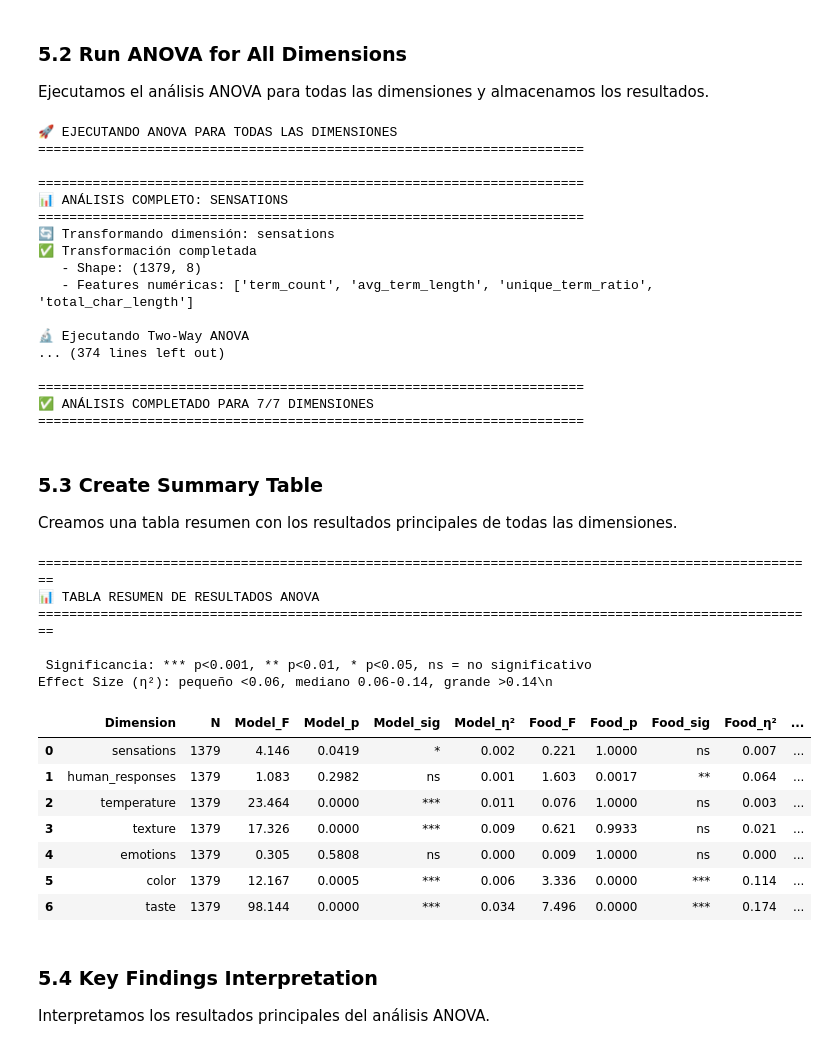
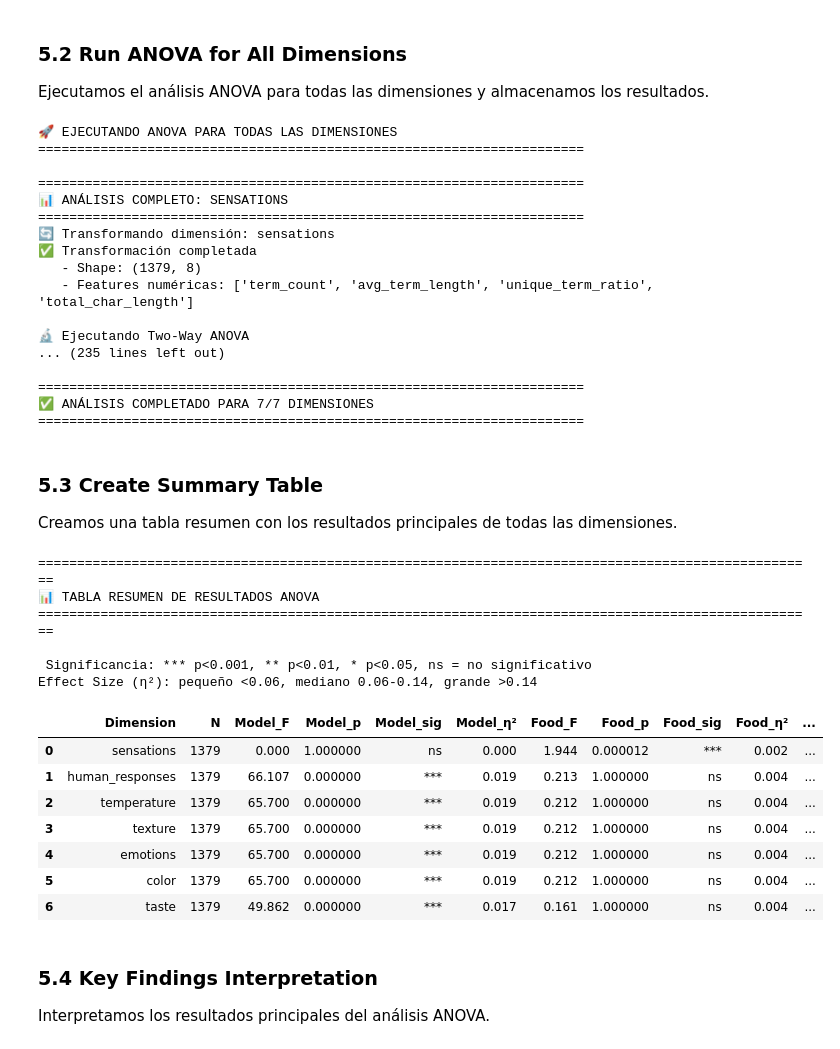
Before and after one commit to audioreprompt-org/audio_reprompt, a Jupyter notebook: models/notebooks/two_way_anova_model_comparison.ipynb, the cells around one changed output. Drawn from its saved outputs; the diff is of its cells as text; code cells hidden in the pictures.

```diff
--- a/models/notebooks/two_way_anova_model_comparison.ipynb
+++ b/models/notebooks/two_way_anova_model_comparison.ipynb
@@ -411,7 +414,7 @@ def perform_two_way_anova(data: pd.DataFrame,
 
     Args:
         data: DataFrame con variables transformadas
-        dependent_var: Nombre de la variable dependiente (ej: 'term_count')
+        dependent_var: Nombre de la variable dependiente (ej: 'unique_term_ratio')
         dimension_name: Nombre de la dimensión analizada
 
     Returns:
@@ -488,7 +491,7 @@ def perform_two_way_anova(data: pd.DataFrame,
 
 def analyze_dimension_complete(df: pd.DataFrame,
                                dimension: str,
-                               feature: str = 'term_count') -> Dict[str, Any]:
+                               feature: str = 'unique_term_ratio') -> Dict[str, Any]:
     """
     Análisis completo de una dimensión: transformación + ANOVA
 
@@ -518,7 +521,7 @@ def analyze_dimension_complete(df: pd.DataFrame,
         print(f"\n🎯 EFFECT SIZES (η²):")
         for effect, eta_sq in anova_results['effect_sizes'].items():
             interpretation = 'pequeño' if eta_sq < 0.06 else ('mediano' if eta_sq < 0.14 else 'grande')
-            print(f"   {effect}: {eta_sq:.4f} ({interpretation})")
+            print(f"   {effect}: {eta_sq:.6f} ({interpretation})")
 
     return {
         'dimension': dimension,
@@ -572,7 +575,7 @@ print("="*70)
 
 for dimension in DIMENSIONS:
     try:
-        results = analyze_dimension_complete(df, dimension, feature='term_count')
+        results = analyze_dimension_complete(df, dimension, feature='unique_term_ratio')
         all_results[dimension] = results
         print(f"\n✅ {dimension}: Completado")
     except Exception as e:
@@ -595,7 +598,7 @@ print(f"{'='*70}")
    - Features numéricas: ['term_count', 'avg_term_length', 'unique_term_ratio', 'total_char_length']
 
 🔬 Ejecutando Two-Way ANOVA
-... (374 lines left out)
+... (235 lines left out)
 
 ======================================================================
 ✅ ANÁLISIS COMPLETADO PARA 7/7 DIMENSIONES
@@ -659,43 +662,43 @@ def create_anova_summary_table(all_results: Dict) -> pd.DataFrame:
 
 
 # Crear tabla resumen
 summary_table = create_anova_summary_table(all_results)
 
 print("\n" + "="*100)
 print("📊 TABLA RESUMEN DE RESULTADOS ANOVA")
 print("="*100)
 print("\n Significancia: *** p<0.001, ** p<0.01, * p<0.05, ns = no significativo")
-print("Effect Size (η²): pequeño <0.06, mediano 0.06-0.14, grande >0.14\\n")
+print("Effect Size (η²): pequeño <0.06, mediano 0.06-0.14, grande >0.14\n")
 
 # Mostrar tabla formateada
 summary_table_display = summary_table.copy()
 
 # Formatear p-values
 for col in ['Model_p', 'Food_p', 'Interaction_p']:
     if col in summary_table_display.columns:
-        summary_table_display[col] = summary_table_display[col].apply(lambda x: f'{x:.4f}' if pd.notna(x) else 'N/A')
+        summary_table_display[col] = summary_table_display[col].apply(lambda x: f'{x:.6f}' if pd.notna(x) else 'N/A')
 
 # Formatear F-statistics y effect sizes
 for col in ['Model_F', 'Food_F', 'Interaction_F', 'Model_η²', 'Food_η²', 'Interaction_η²']:
     if col in summary_table_display.columns:
         summary_table_display[col] = summary_table_display[col].apply(lambda x: f'{x:.3f}' if pd.notna(x) else 'N/A')
 
 summary_table_display
 # %% [output]
 ====================================================================================================
 📊 TABLA RESUMEN DE RESULTADOS ANOVA
 ====================================================================================================
 
  Significancia: *** p<0.001, ** p<0.01, * p<0.05, ns = no significativo
-Effect Size (η²): pequeño <0.06, mediano 0.06-0.14, grande >0.14\n
+Effect Size (η²): pequeño <0.06, mediano 0.06-0.14, grande >0.14
 |  | Dimension | N | Model_F | Model_p | Model_sig | Model_η² | Food_F | Food_p | Food_sig | Food_η² | ... |
-| 0 | sensations | 1379 | 4.146 | 0.0419 | * | 0.002 | 0.221 | 1.0000 | ns | 0.007 | ... |
-| 1 | human_responses | 1379 | 1.083 | 0.2982 | ns | 0.001 | 1.603 | 0.0017 | ** | 0.064 | ... |
-| 2 | temperature | 1379 | 23.464 | 0.0000 | *** | 0.011 | 0.076 | 1.0000 | ns | 0.003 | ... |
-| 3 | texture | 1379 | 17.326 | 0.0000 | *** | 0.009 | 0.621 | 0.9933 | ns | 0.021 | ... |
-| 4 | emotions | 1379 | 0.305 | 0.5808 | ns | 0.000 | 0.009 | 1.0000 | ns | 0.000 | ... |
-| 5 | color | 1379 | 12.167 | 0.0005 | *** | 0.006 | 3.336 | 0.0000 | *** | 0.114 | ... |
-| 6 | taste | 1379 | 98.144 | 0.0000 | *** | 0.034 | 7.496 | 0.0000 | *** | 0.174 | ... |
+| 0 | sensations | 1379 | 0.000 | 1.000000 | ns | 0.000 | 1.944 | 0.000012 | *** | 0.002 | ... |
+| 1 | human_responses | 1379 | 66.107 | 0.000000 | *** | 0.019 | 0.213 | 1.000000 | ns | 0.004 | ... |
+| 2 | temperature | 1379 | 65.700 | 0.000000 | *** | 0.019 | 0.212 | 1.000000 | ns | 0.004 | ... |
+| 3 | texture | 1379 | 65.700 | 0.000000 | *** | 0.019 | 0.212 | 1.000000 | ns | 0.004 | ... |
+| 4 | emotions | 1379 | 65.700 | 0.000000 | *** | 0.019 | 0.212 | 1.000000 | ns | 0.004 | ... |
+| 5 | color | 1379 | 65.700 | 0.000000 | *** | 0.019 | 0.212 | 1.000000 | ns | 0.004 | ... |
+| 6 | taste | 1379 | 49.862 | 0.000000 | *** | 0.017 | 0.161 | 1.000000 | ns | 0.004 | ... |
 # %% [markdown]
 ### 5.4 Key Findings Interpretation
 
```
Also changed, not shown: parts of 10 cells of this notebook.
